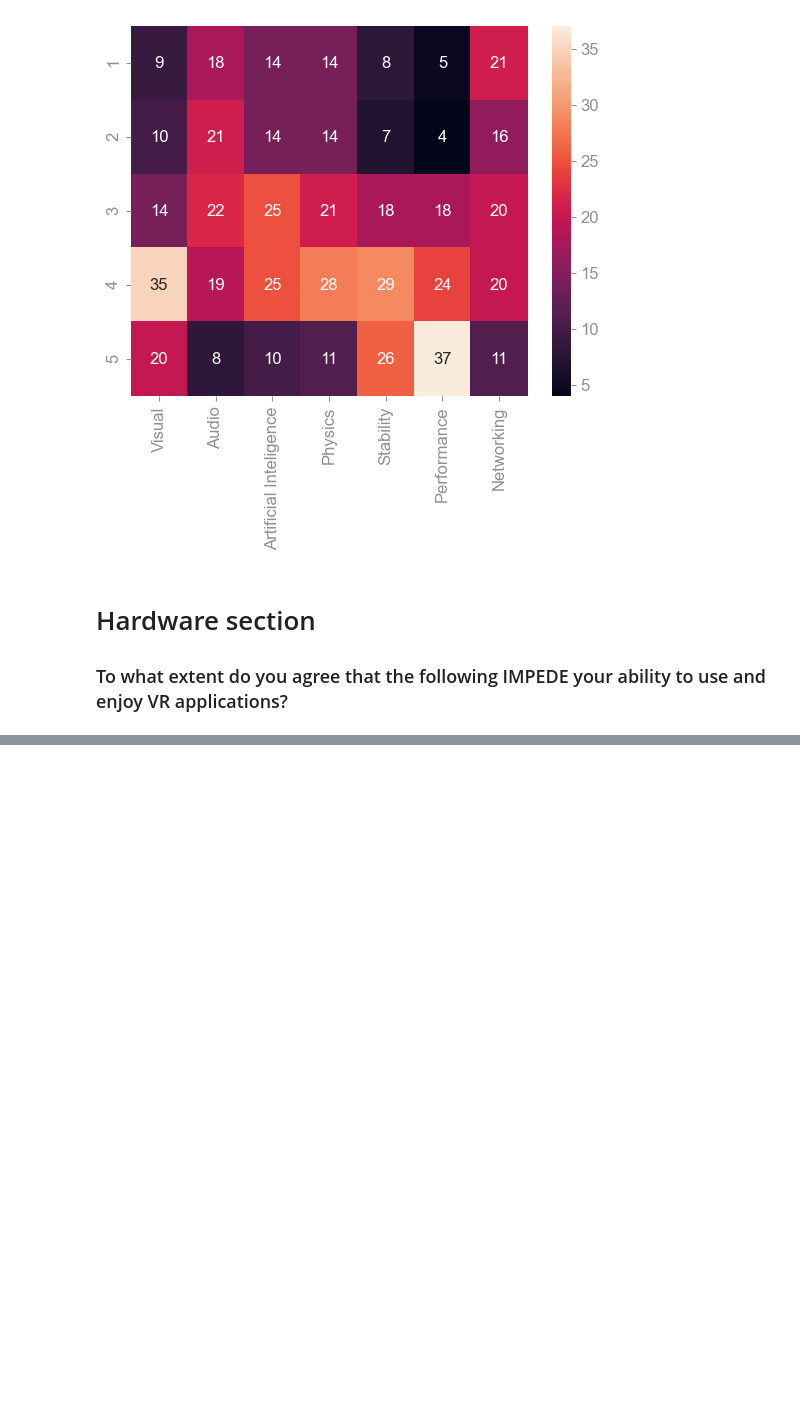
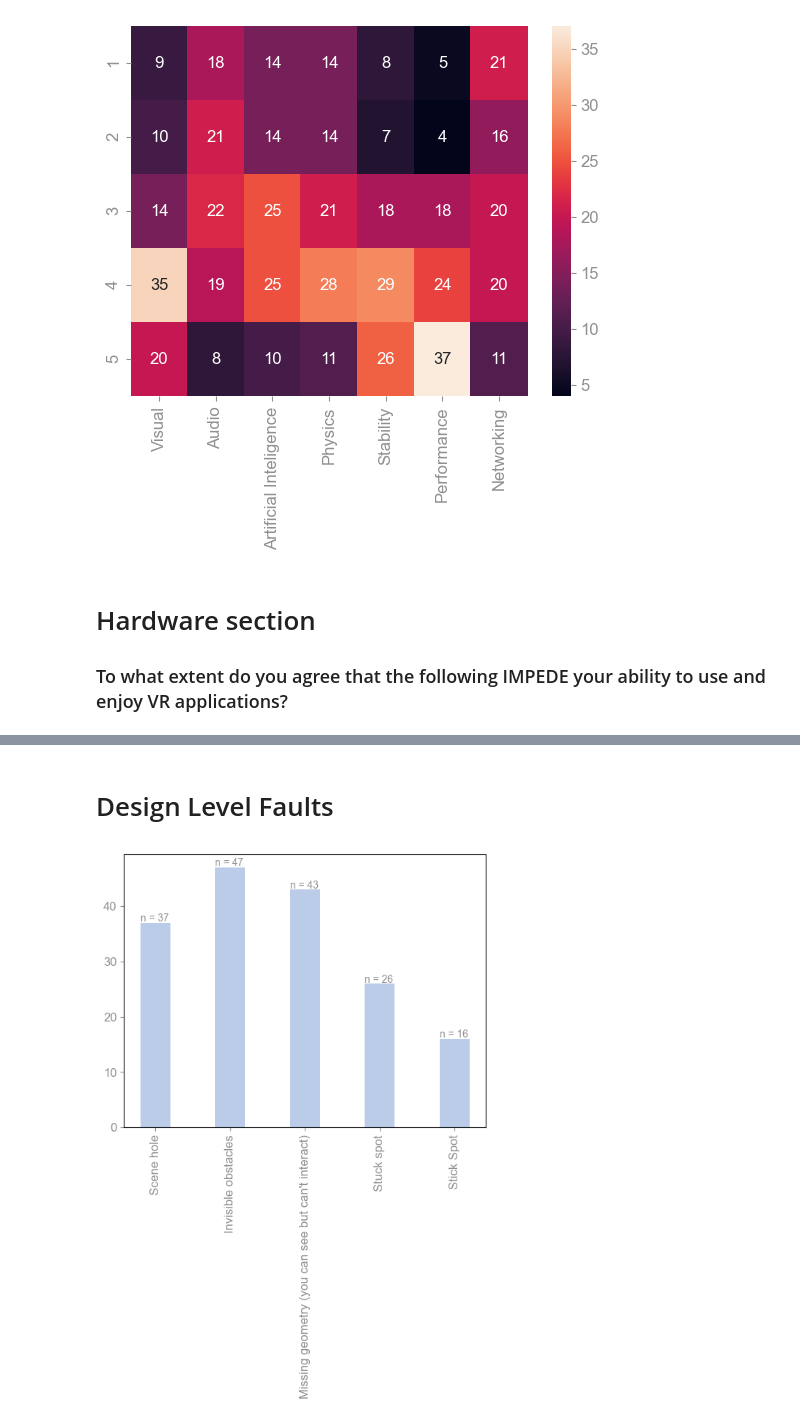
Before and after one commit to stevao-andrade/vr_survey, a Jupyter notebook: survey_charts.ipynb, the cells around one changed output, grey strips where cells are left out. Cells and saved outputs as stored; diff of their text form; code cells hidden in the pictures; blank space fills up the shorter version.

```diff
--- a/survey_charts.ipynb
+++ b/survey_charts.ipynb
@@ -365,0 +441,8 @@ KeyError: 'impeditive-peripherals'
+# %% [markdown]
+# Design Level Faults
+# %%
+design_faults_df = pd.DataFrame(results['faults-level_design'])
+
+plot_bar_using_df(design_faults_df)
+# %% [output]
+[figure, added]
```
Also changed, not shown: parts of 19 cells of this notebook, 8 other files.
